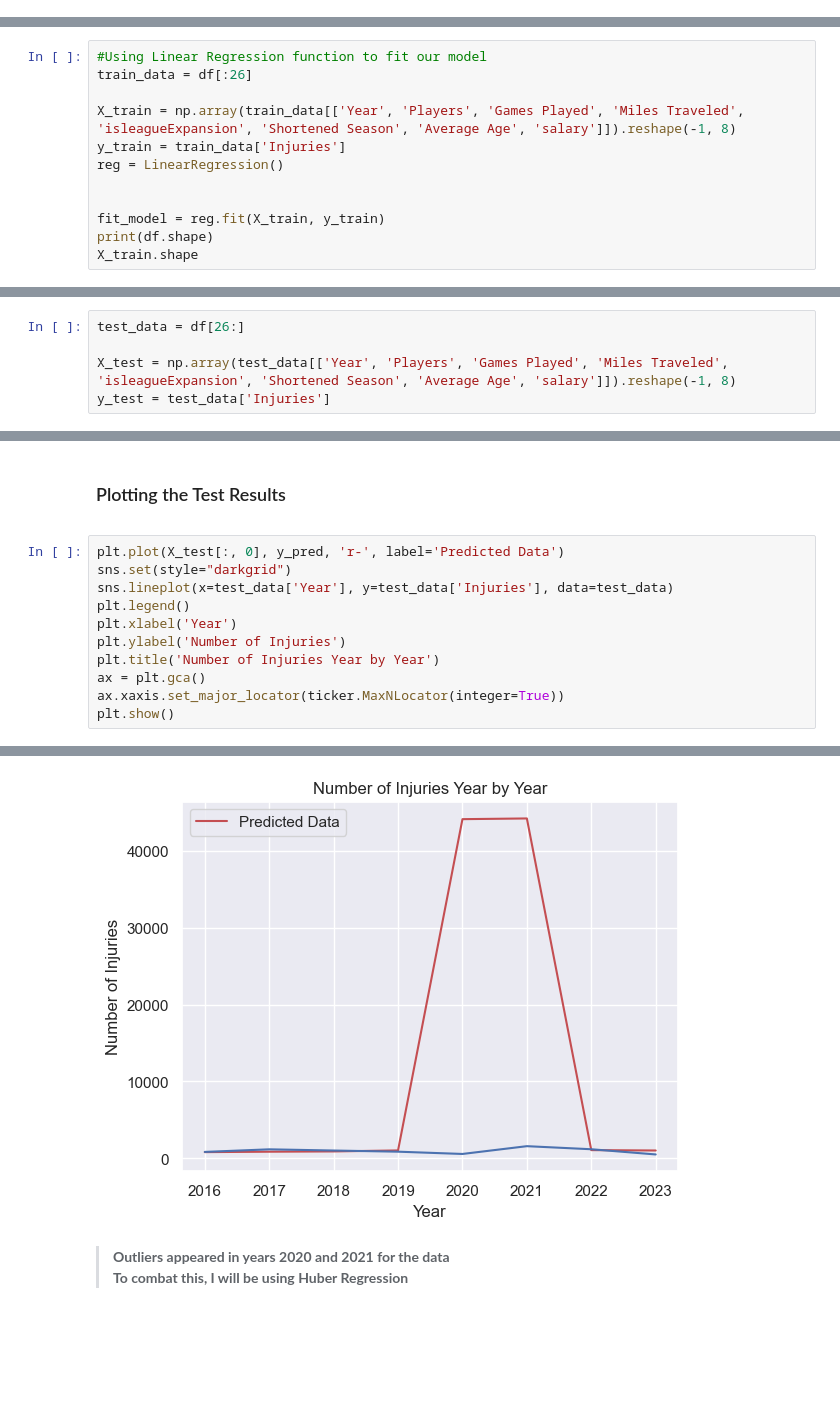
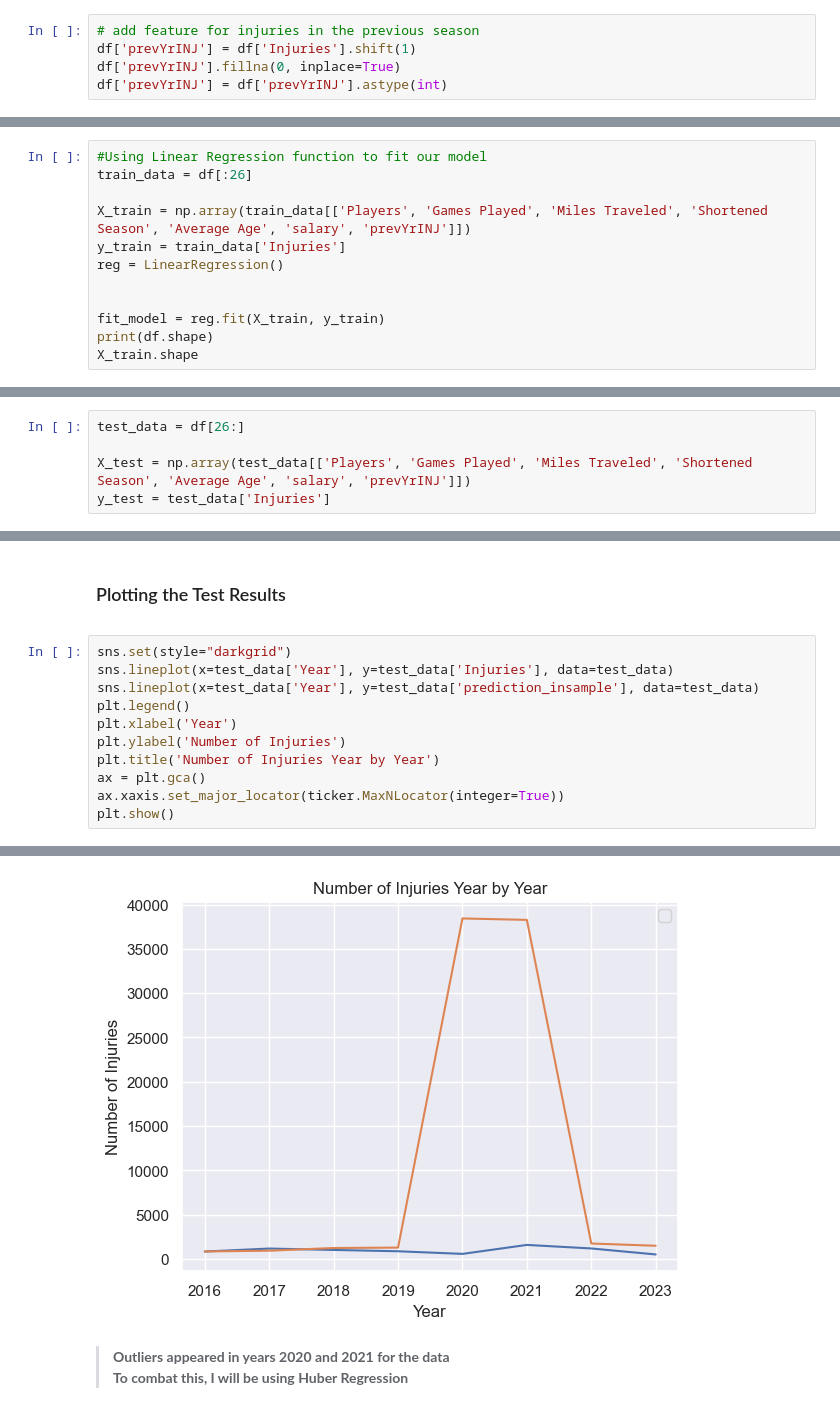
Before and after one commit to adc1021/NBAInjuryPredictor, a Jupyter notebook: notebooks/Forecasting.ipynb, the cells around one changed output, grey strips where cells are left out. Saved outputs shown, nothing was run; the diff lists cells and outputs as text; blank space fills up the shorter version.

Commit message:
add feature for prev year inj

```diff
--- a/notebooks/Forecasting.ipynb
+++ b/notebooks/Forecasting.ipynb
@@ -190,3 +187,8 @@ salary feature: 0.7378147923008485
+# %%
+# add feature for injuries in the previous season
+df['prevYrINJ'] = df['Injuries'].shift(1)
+df['prevYrINJ'].fillna(0, inplace=True)
+df['prevYrINJ'] = df['prevYrINJ'].astype(int)
 # %% [markdown]
 ## Model Development
 # %% [markdown]
@@ -195,7 +206,7 @@ salary feature: 0.7378147923008485
 #Using Linear Regression function to fit our model
 train_data = df[:26]
 
-X_train = np.array(train_data[['Year', 'Players', 'Games Played', 'Miles Traveled', 'isleagueExpansion', 'Shortened Season', 'Average Age', 'salary']]).reshape(-1, 8)
+X_train = np.array(train_data[['Players', 'Games Played', 'Miles Traveled', 'Shortened Season', 'Average Age', 'salary', 'prevYrINJ']])
 y_train = train_data['Injuries']
 reg = LinearRegression()
 
@@ -282,7 +293,7 @@ plt.legend(handles=[actual_injuries_legend, predicted_injuries_legend])
 # %%
 test_data = df[26:]
 
-X_test = np.array(test_data[['Year', 'Players', 'Games Played', 'Miles Traveled', 'isleagueExpansion', 'Shortened Season', 'Average Age', 'salary']]).reshape(-1, 8)
+X_test = np.array(test_data[['Players', 'Games Played', 'Miles Traveled', 'Shortened Season', 'Average Age', 'salary', 'prevYrINJ']])
 y_test = test_data['Injuries']
 # %%
 y_pred = fit_model.predict(X_test)
@@ -337,9 +368,9 @@ Name: Injuries, dtype: float64
 ### Plotting the Test Results
 <a id="4.1-PTR"><a>
 # %%
-plt.plot(X_test[:, 0], y_pred, 'r-', label='Predicted Data')
 sns.set(style="darkgrid")
 sns.lineplot(x=test_data['Year'], y=test_data['Injuries'], data=test_data)
+sns.lineplot(x=test_data['Year'], y=test_data['prediction_insample'], data=test_data)
 plt.legend()
 plt.xlabel('Year')
 plt.ylabel('Number of Injuries')
@@ -351,4 +383,4 @@ plt.show()
-[figure, old version]
+[figure, new version]
 # %% [markdown]
 > **Outliers appeared in years 2020 and 2021 for the data**
 **To combat this, I will be using Huber Regression**
```
Also changed, not shown: parts of 13 cells of this notebook.
